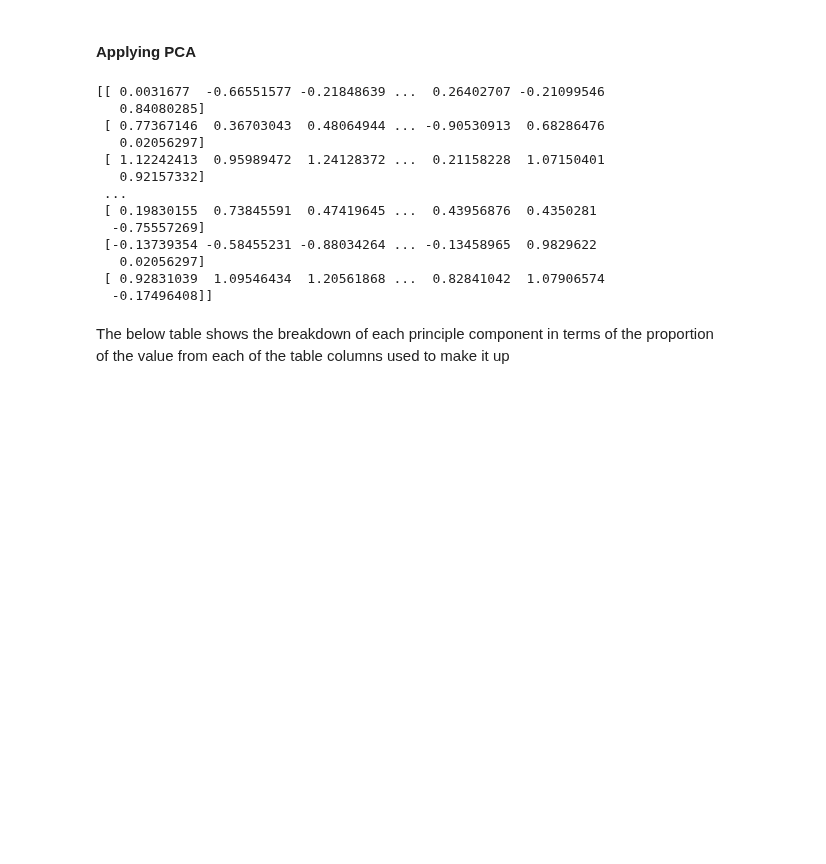
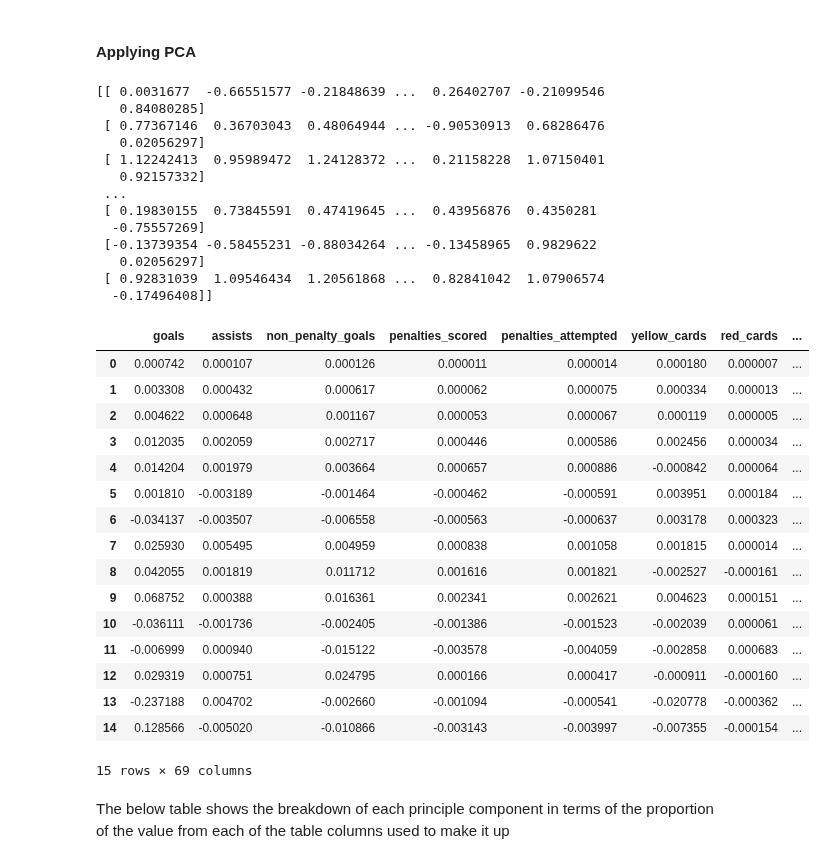
Before and after one commit to DomLaw82/pl_bets, a Jupyter notebook: app/predict/neural_net/building_the_model.ipynb, the cells around one changed output. Drawn from its saved outputs; the diff is of its cells as text; code cells hidden in the pictures; blank space fills up the shorter version.

Commit message:
editing prediction dataset creation

```diff
--- a/app/predict/neural_net/building_the_model.ipynb
+++ b/app/predict/neural_net/building_the_model.ipynb
@@ -408,41 +408,71 @@ print(X_train)
 # %% [markdown]
 #### Scaling X and y
 # %%
+whole_x_scaler = StandardScaler(copy=True).fit(X)
+whole_x_train = whole_x_scaler.transform(X)
+dump(whole_x_scaler, '../prediction_scaler.bin')
+
+
+# y_scaler = StandardScaler(copy=True).fit(y_train)
+
 X_scaler = StandardScaler(copy=True).fit(X_train)
-dump(X_scaler, '../prediction_scaler.bin')
-y_scaler = StandardScaler(copy=True).fit(y_train)
+X_train = X_scaler.transform(X_train)
+X_test = X_scaler.transform(X_test)
 
-X_train = X_scaler.transform(X_train)
+
 # y_train = y_scaler.transform(y_train)
-
-X_test = X_scaler.transform(X_test)
 # y_test = y_scaler.transform(y_test)
 # %% [markdown]
 #### Applying PCA
 # %%
 n=15
 print(X_train)
 pca = PCA(n_components = n, random_state=576)
-pca.fit(X_train)
+pca.fit(X)
+feature_to_pc_map = pd.DataFrame(pca.components_, columns=pure_stats_columns_no_minutes)
+feature_to_pc_map.to_csv("../feature_to_15_pcs.csv")
 
 dump(pca, '../prediction_pca.bin')
+whole_X_pca = pca.transform(whole_x_train)
 
+pca = PCA(n_components = n, random_state=576)
+pca.fit(X_train)
 X_train = pca.transform(X_train)
 X_test = pca.transform(X_test)
+
+
+feature_to_pc_map
 # %% [output]
 [[ 0.0031677  -0.66551577 -0.21848639 ...  0.26402707 -0.21099546
    0.84080285]
  [ 0.77367146  0.36703043  0.48064944 ... -0.90530913  0.68286476
    0.02056297]
  [ 1.12242413  0.95989472  1.24128372 ...  0.21158228  1.07150401
    0.92157332]
  ...
  [ 0.19830155  0.73845591  0.47419645 ...  0.43956876  0.4350281
   -0.75557269]
  [-0.13739354 -0.58455231 -0.88034264 ... -0.13458965  0.9829622
    0.02056297]
  [ 0.92831039  1.09546434  1.20561868 ...  0.82841042  1.07906574
   -0.17496408]]
+|  | goals | assists | non_penalty_goals | penalties_scored | penalties_attempted | yellow_cards | red_cards | ... |
+| 0 | 0.000742 | 0.000107 | 0.000126 | 0.000011 | 0.000014 | 0.000180 | 0.000007 | ... |
+| 1 | 0.003308 | 0.000432 | 0.000617 | 0.000062 | 0.000075 | 0.000334 | 0.000013 | ... |
+| 2 | 0.004622 | 0.000648 | 0.001167 | 0.000053 | 0.000067 | 0.000119 | 0.000005 | ... |
+| 3 | 0.012035 | 0.002059 | 0.002717 | 0.000446 | 0.000586 | 0.002456 | 0.000034 | ... |
+| 4 | 0.014204 | 0.001979 | 0.003664 | 0.000657 | 0.000886 | -0.000842 | 0.000064 | ... |
+| 5 | 0.001810 | -0.003189 | -0.001464 | -0.000462 | -0.000591 | 0.003951 | 0.000184 | ... |
+| 6 | -0.034137 | -0.003507 | -0.006558 | -0.000563 | -0.000637 | 0.003178 | 0.000323 | ... |
+| 7 | 0.025930 | 0.005495 | 0.004959 | 0.000838 | 0.001058 | 0.001815 | 0.000014 | ... |
+| 8 | 0.042055 | 0.001819 | 0.011712 | 0.001616 | 0.001821 | -0.002527 | -0.000161 | ... |
+| 9 | 0.068752 | 0.000388 | 0.016361 | 0.002341 | 0.002621 | 0.004623 | 0.000151 | ... |
+| 10 | -0.036111 | -0.001736 | -0.002405 | -0.001386 | -0.001523 | -0.002039 | 0.000061 | ... |
+| 11 | -0.006999 | 0.000940 | -0.015122 | -0.003578 | -0.004059 | -0.002858 | 0.000683 | ... |
+| 12 | 0.029319 | 0.000751 | 0.024795 | 0.000166 | 0.000417 | -0.000911 | -0.000160 | ... |
+| 13 | -0.237188 | 0.004702 | -0.002660 | -0.001094 | -0.000541 | -0.020778 | -0.000362 | ... |
+| 14 | 0.128566 | -0.005020 | -0.010866 | -0.003143 | -0.003997 | -0.007355 | -0.000154 | ... |
+15 rows × 69 columns
 # %% [markdown]
 The below table shows the breakdown of each principle component in terms of the proportion of the value from each of the table columns used to make it up
 # %%
```
Also changed, not shown: parts of 15 cells of this notebook, 19 other files.
